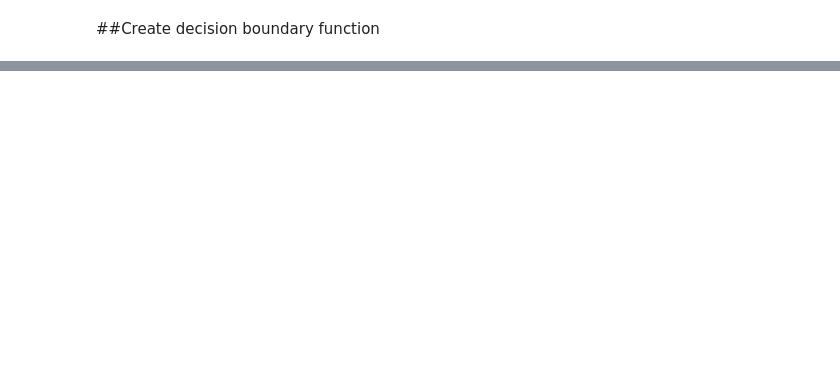
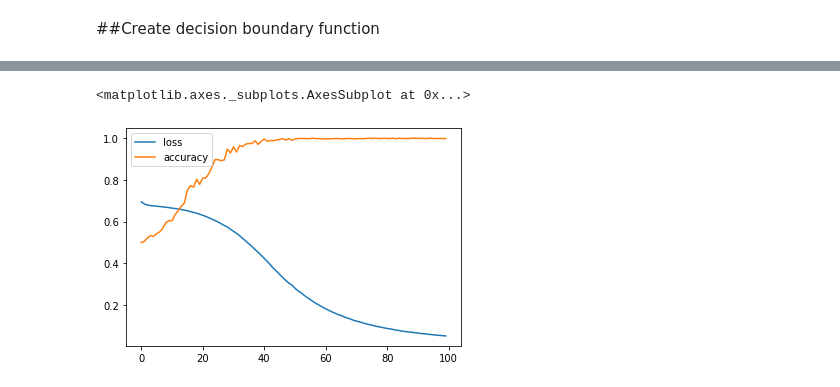
Before and after one commit to ehsanem/Tensorflow, a Jupyter notebook: Classification.ipynb, the cells around one changed output, grey strips where cells are left out. Cells and saved outputs as stored; diff of their text form; code cells hidden in the pictures; blank space fills up the shorter version.

```diff
--- a/Classification.ipynb
+++ b/Classification.ipynb
@@ -87,0 +137,5 @@ plt.plot(history.history['loss'])
+# %%
+pd.DataFrame(history_01.history).plot()
+# %% [output]
+<matplotlib.axes._subplots.AxesSubplot at 0x...>
+[figure, added]
```
Also changed, not shown: parts of 13 cells of this notebook.
